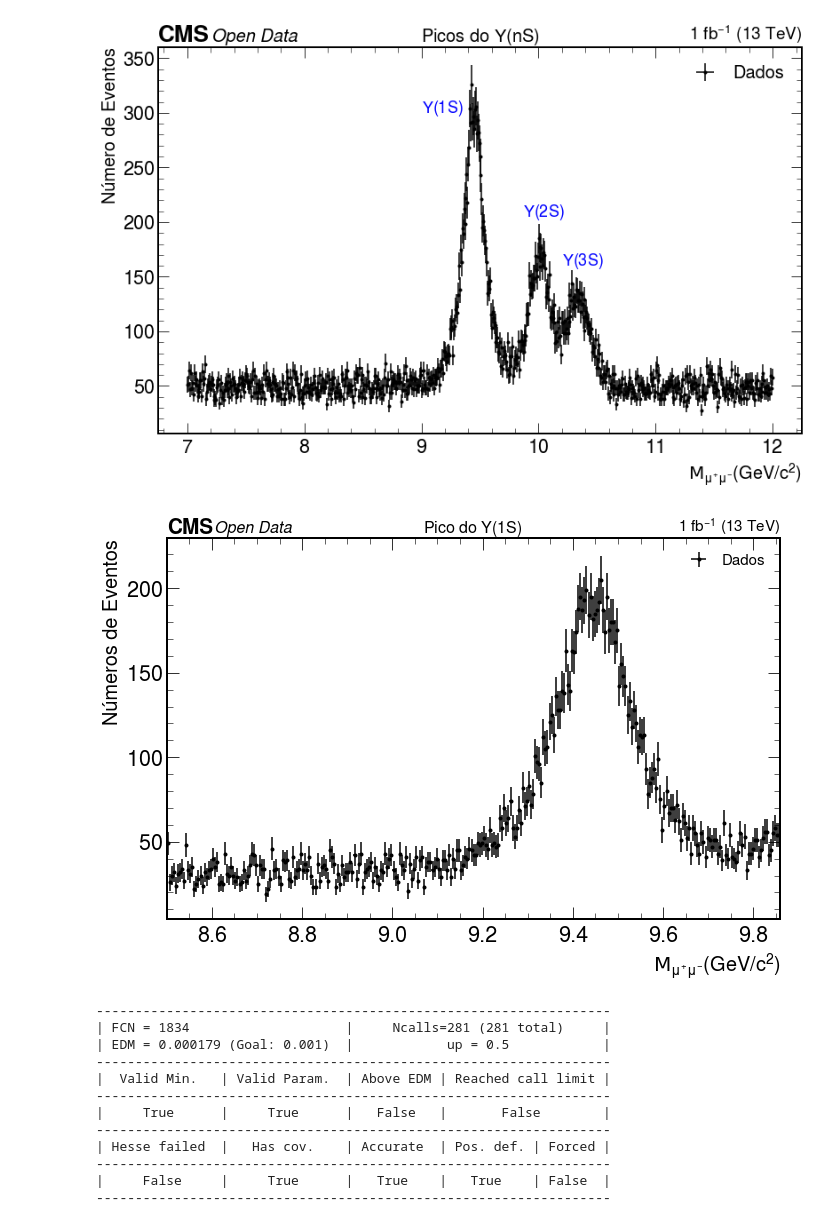
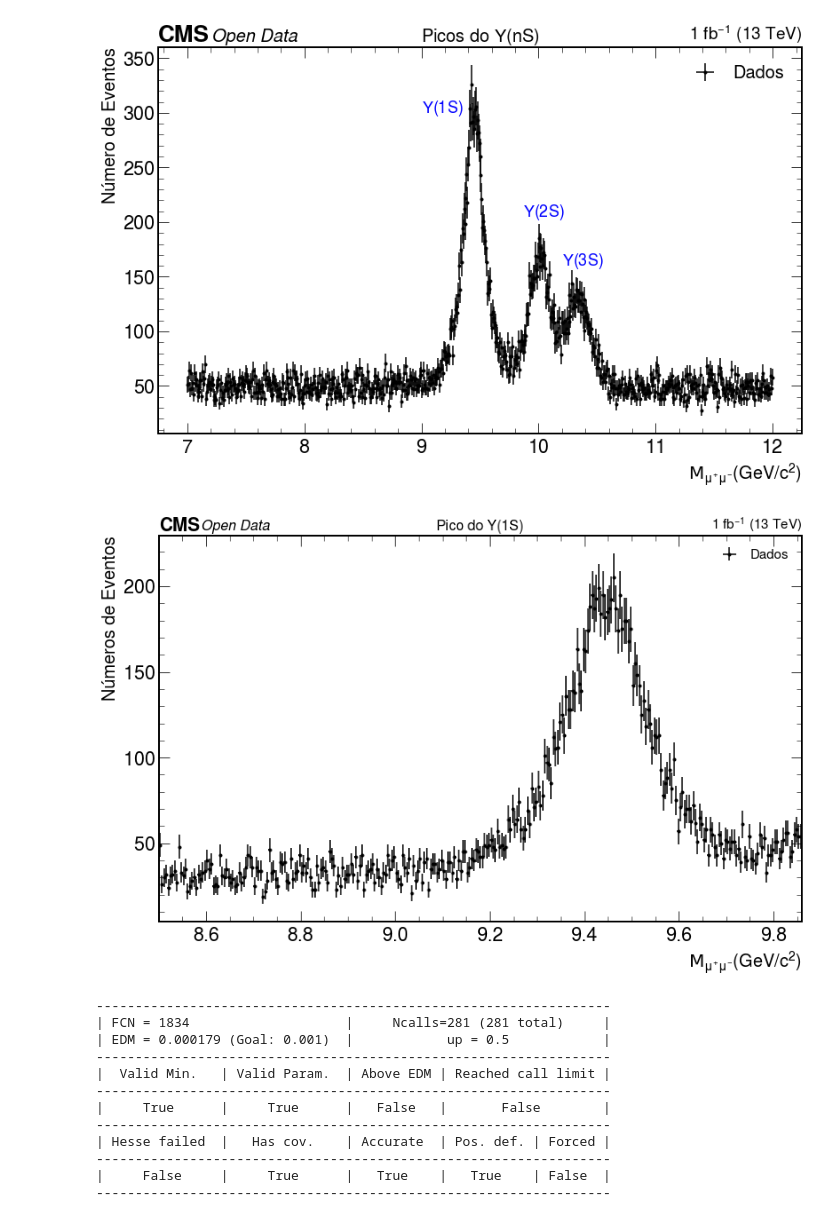
Before and after one commit to teteumac/Projeto-Final---Analise-em-FAE, a Jupyter notebook: Exercicio_4_e_5.ipynb, the cells around one changed output. Drawn from its saved outputs; the diff is of its cells as text; code cells hidden in the pictures.

```diff
--- a/Exercicio_4_e_5.ipynb
+++ b/Exercicio_4_e_5.ipynb
@@ -66,26 +66,26 @@ lista_eta_pt = lista_eta[lista_pt_cut]
 # %%
 lista_massa_cut = ( lista_massa_pt < xmax ) & ( lista_massa_pt > xmin ) # intervalo de massa característico do pico do méson Upsilon(1S)
 lista_massa_fit = lista_massa_pt[ lista_massa_cut ]
 
-plt.figure(figsize=(11,7))
+plt.figure(figsize = ( 13, 8 ))
 
 counts_1, bin_edges_1 = np.histogram( lista_massa_fit , bins=np.linspace(xmin,xmax,300))
 errors_1 = np.sqrt( counts_1 )
 bin_centres_1 = ( bin_edges_1[:-1] + bin_edges_1[1:] ) / 2.
 plt.errorbar(bin_centres_1, counts_1,
              yerr = errors_1, xerr = abs(bin_centres_1[4] - bin_centres_1[5])/2,
              fmt='.', label = 'Dados', color = 'black')
 
 plt.xlabel(r"$\mathcal{M}_{\mu^{+}\mu^{-}}(GeV/c^{2})$", fontsize = 20)
 plt.ylabel('Números de Eventos',fontsize = 20)
 plt.ticklabel_format(axis="y", style="sci", scilimits=(0,3), useMathText = True)
 hep.cms.label(llabel="Open Data", rlabel="1 fb$^{-1}$ (13 TeV)", fontsize = 16)
 plt.title(r"Pico do $\Upsilon(1S)$ " , fontsize = 16)
 plt.legend(loc='best',fontsize = 15)
 plt.xlim(xmin,xmax)
 plt.style.use(hep.style.ROOT)
 # %% [output]
-[figure, old version]
+[figure, new version]
 # %%
 import zfit
 # %%
```
Also changed, not shown: parts of 1 cell of this notebook.
